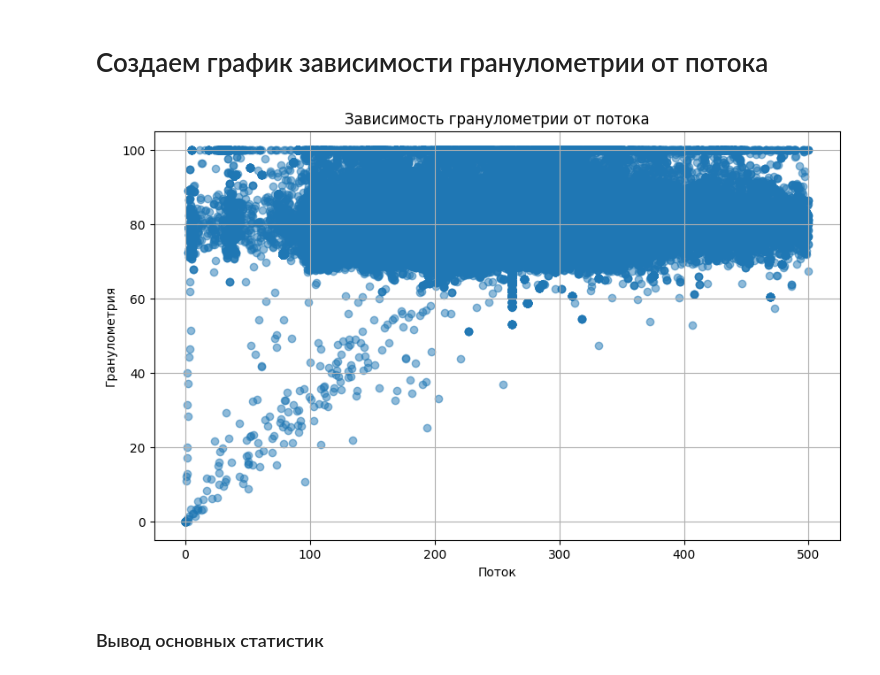
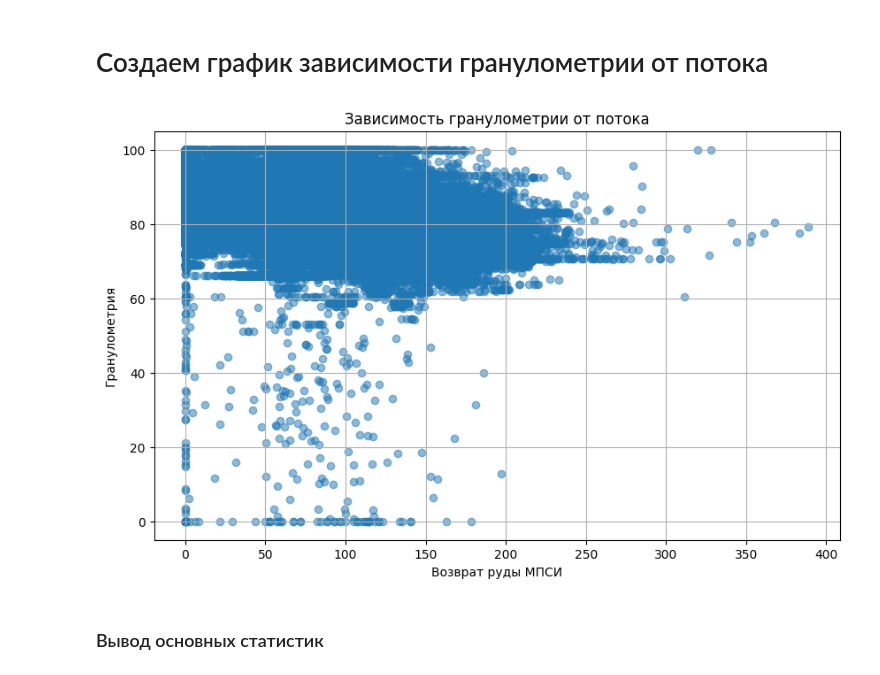
Before and after one commit to ItamMigel/Marathon-Digital-Solutions, a Jupyter notebook: analys.ipynb, the cells around one changed output. Saved outputs shown, nothing was run; the diff lists cells and outputs as text; code cells hidden in the pictures.

```diff
--- a/analys.ipynb
+++ b/analys.ipynb
@@ -197,13 +208,13 @@ Text(0, 0.5, 'Значение потока')
 # Создаем график зависимости гранулометрии от потока
 # %%
 plt.figure(figsize=(10, 6))
-plt.scatter(df['Поток'], df['Гранулометрия'], alpha=0.5)
+plt.scatter(df['Возврат руды МПСИ'], df['Гранулометрия'], alpha=0.5)
 plt.title('Зависимость гранулометрии от потока')
-plt.xlabel('Поток')
+plt.xlabel('Возврат руды МПСИ')
 plt.ylabel('Гранулометрия')
 plt.grid(True)
 # %% [output]
-[figure, old version]
+[figure, new version]
 # %% [markdown]
 ### Вывод основных статистик
 # %%
```
Also changed, not shown: parts of 19 cells of this notebook, 1 other file.
